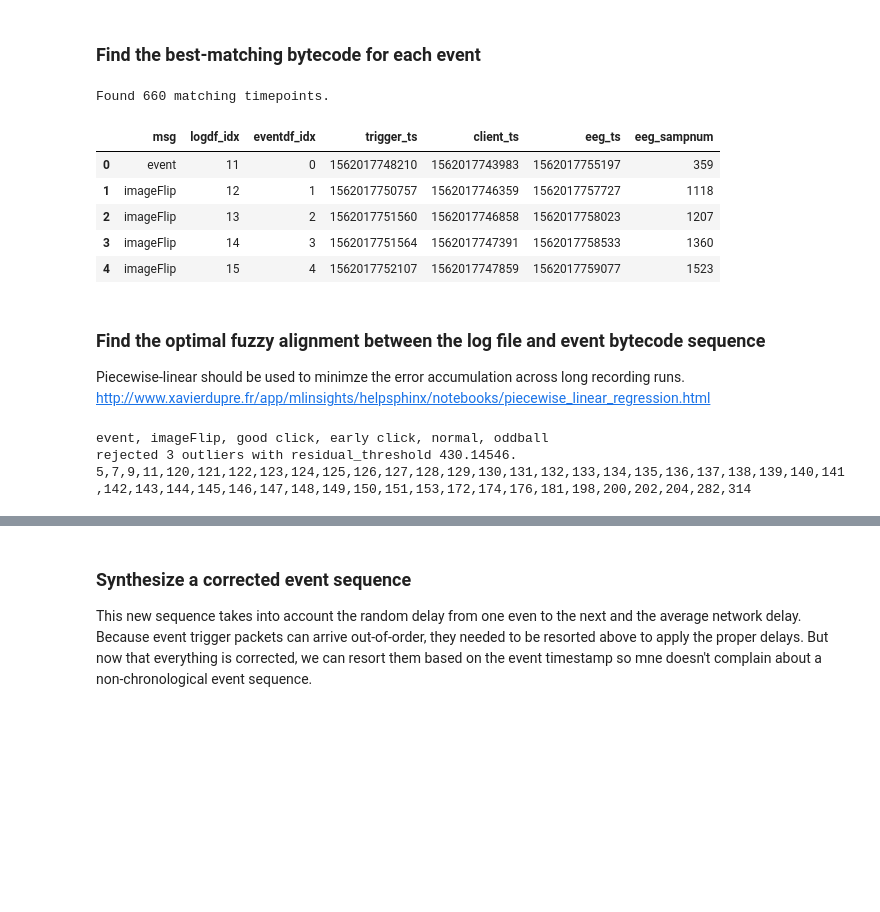
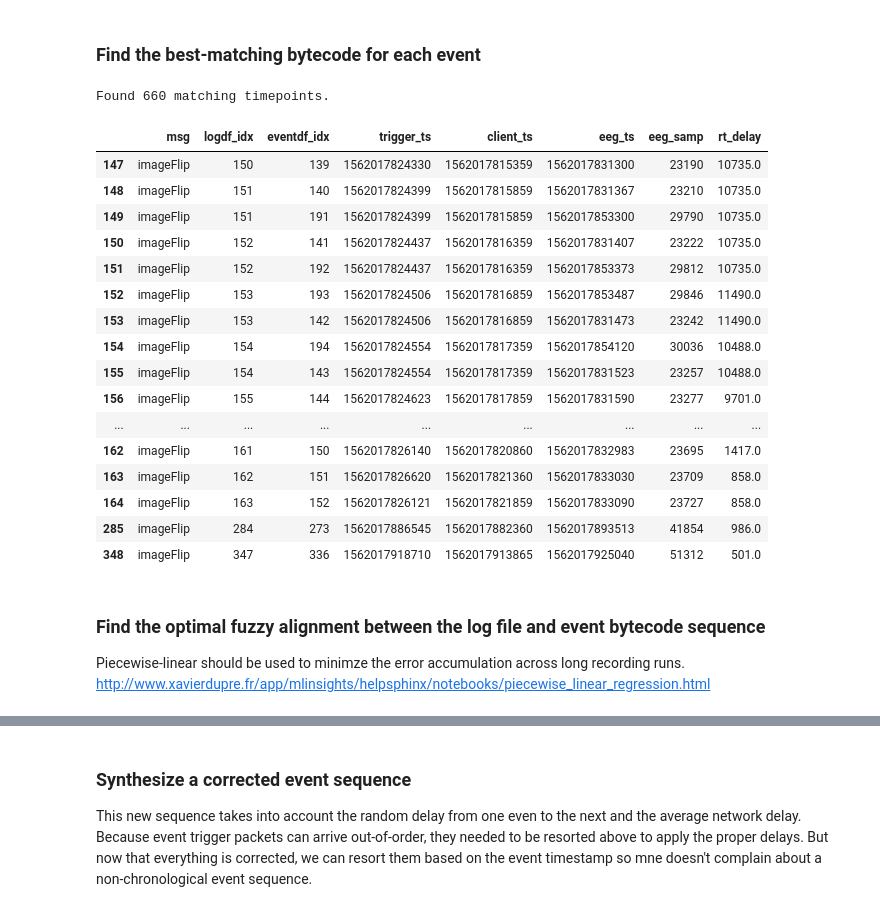
Before and after one commit to rfdougherty/ERP_analysis, a Jupyter notebook: touch_analysis.ipynb, the cells around one changed output, grey strips where cells are left out. Saved outputs shown, nothing was run; the diff lists cells and outputs as text; code cells hidden in the pictures; blank space fills up the shorter version.

```diff
--- a/touch_analysis.ipynb
+++ b/touch_analysis.ipynb
@@ -95,68 +95,53 @@ eventdf.head()
 ### Find the best-matching bytecode for each event
 # %%
 window = 30000 # +/-, in milliseconds
-matching_indices = []
+match_inds = []
 for event_idx in eventdf.index:
     tmp = logdf.loc[np.abs(eventdf.eeg_ts[event_idx] - logdf.trigger_ts) < window, :]
     matches = tmp.index[tmp.bytecode == eventdf.bytecode[event_idx]]
     if len(matches) > 0:
         for match in matches:
             # See if the surrounding bytecodes match. If so, add this to the list
             keep = False
             try:
                 keep = True
                 for idx in range(-9,10):
                     if (tmp.bytecode[match + idx] != eventdf.bytecode[event_idx + idx]):
                         keep = False
                         continue
             except:
                 #print(tmp.bytecode[match[0]+1], eventdf.bytecode[event_idx+1])
                 pass
             if keep:
-                matching_indices.append((logdf.msg[match], match, event_idx, logdf.trigger_ts[match],
-                                         logdf.client_ts[match], eventdf.eeg_ts[event_idx], eventdf.time_idx[event_idx]))
+                match_inds.append((logdf.msg[match], match, event_idx, logdf.trigger_ts[match], logdf.client_ts[match],
+                                    eventdf.eeg_ts[event_idx], eventdf.time_idx[event_idx], logdf.rtdelay[match]))
 
+print('Found %d matching timepoints.' % len(match_inds))
+cols = ['msg','logdf_idx','eventdf_idx','trigger_ts','client_ts','eeg_ts','eeg_samp','rt_delay']
+matchdf = pd.DataFrame(data=match_inds, columns=cols)
 matchdf = matchdf.sort_values('client_ts').reset_index(drop=True)
-print('Found %d matching timepoints.' % len(matching_indices))
-matchdf = pd.DataFrame(data=matching_indices,
-                       columns=['msg','logdf_idx','eventdf_idx','trigger_ts','client_ts','eeg_ts','eeg_sampnum'])
-matchdf.head()
+matchdf.loc[matchdf.rt_delay <= 0, 'rt_delay'] = np.nan
+matchdf.loc[matchdf.msg.isin(msgs) & (matchdf.rt_delay>500),:]
 # %% [output]
 Found 660 matching timepoints.
-|  | msg | logdf_idx | eventdf_idx | trigger_ts | client_ts | eeg_ts | eeg_sampnum |
-| 0 | event | 11 | 0 | 1562017748210 | 1562017743983 | 1562017755197 | 359 |
-| 1 | imageFlip | 12 | 1 | 1562017750757 | 1562017746359 | 1562017757727 | 1118 |
-| 2 | imageFlip | 13 | 2 | 1562017751560 | 1562017746858 | 1562017758023 | 1207 |
-| 3 | imageFlip | 14 | 3 | 1562017751564 | 1562017747391 | 1562017758533 | 1360 |
-| 4 | imageFlip | 15 | 4 | 1562017752107 | 1562017747859 | 1562017759077 | 1523 |
+|  | msg | logdf_idx | eventdf_idx | trigger_ts | client_ts | eeg_ts | eeg_samp | rt_delay |
+| 147 | imageFlip | 150 | 139 | 1562017824330 | 1562017815359 | 1562017831300 | 23190 | 10735.0 |
+| 148 | imageFlip | 151 | 140 | 1562017824399 | 1562017815859 | 1562017831367 | 23210 | 10735.0 |
+| 149 | imageFlip | 151 | 191 | 1562017824399 | 1562017815859 | 1562017853300 | 29790 | 10735.0 |
+| 150 | imageFlip | 152 | 141 | 1562017824437 | 1562017816359 | 1562017831407 | 23222 | 10735.0 |
+| 151 | imageFlip | 152 | 192 | 1562017824437 | 1562017816359 | 1562017853373 | 29812 | 10735.0 |
+| 152 | imageFlip | 153 | 193 | 1562017824506 | 1562017816859 | 1562017853487 | 29846 | 11490.0 |
+| 153 | imageFlip | 153 | 142 | 1562017824506 | 1562017816859 | 1562017831473 | 23242 | 11490.0 |
+| 154 | imageFlip | 154 | 194 | 1562017824554 | 1562017817359 | 1562017854120 | 30036 | 10488.0 |
+| 155 | imageFlip | 154 | 143 | 1562017824554 | 1562017817359 | 1562017831523 | 23257 | 10488.0 |
+| 156 | imageFlip | 155 | 144 | 1562017824623 | 1562017817859 | 1562017831590 | 23277 | 9701.0 |
+| ... | ... | ... | ... | ... | ... | ... | ... | ... |
+| 162 | imageFlip | 161 | 150 | 1562017826140 | 1562017820860 | 1562017832983 | 23695 | 1417.0 |
+| 163 | imageFlip | 162 | 151 | 1562017826620 | 1562017821360 | 1562017833030 | 23709 | 858.0 |
+| 164 | imageFlip | 163 | 152 | 1562017826121 | 1562017821859 | 1562017833090 | 23727 | 858.0 |
+| 285 | imageFlip | 284 | 273 | 1562017886545 | 1562017882360 | 1562017893513 | 41854 | 986.0 |
+| 348 | imageFlip | 347 | 336 | 1562017918710 | 1562017913865 | 1562017925040 | 51312 | 501.0 |
 # %% [markdown]
 ### Find the optimal fuzzy alignment between the log file and event bytecode sequence
 Piecewise-linear should be used to minimze the error accumulation across long recording runs.
 http://www.xavierdupre.fr/app/mlinsights/helpsphinx/notebooks/piecewise_linear_regression.html
-# %%
-def fit_timestamps(df, msgs, mad_scale=100):
-    x = df.client_ts[df.msg.isin(msgs)].values
-    y = df.eeg_ts[df.msg.isin(msgs)].values
-    offset = y[0]
-    x = x - offset
-    y = y - offset
-
-    X = np.atleast_2d(x).T
-
-    # Robust linear fit
-    thresh = (np.abs(y - y.mean())).mean() / mad_scale
-    client_to_eeg = linear_model.RANSACRegressor(residual_threshold=thresh)
-    client_to_eeg.fit(X, y)
-
-    print('rejected %d outliers with residual_threshold %0.5f.' % (len(outliers), thresh))
-    return client_to_eeg,offset,x,y
-
-print(', '.join(pd.unique(matchdf.msg)))
-msgs = ['imageFlip']
-client_to_eeg,offset,x,y = fit_timestamps(matchdf, msgs)
-outliers = np.argwhere(client_to_eeg.inlier_mask_ == False).flatten()
-print(','.join([str(v) for v in outliers]))
-# %% [output]
-event, imageFlip, good click, early click, normal, oddball
-rejected 3 outliers with residual_threshold 430.14546.
-5,7,9,11,120,121,122,123,124,125,126,127,128,129,130,131,132,133,134,135,136,137,138,139,140,141,142,143,144,145,146,147,148,149,150,151,153,172,174,176,181,198,200,202,204,282,314
```
Also changed, not shown: parts of 12 cells of this notebook.
